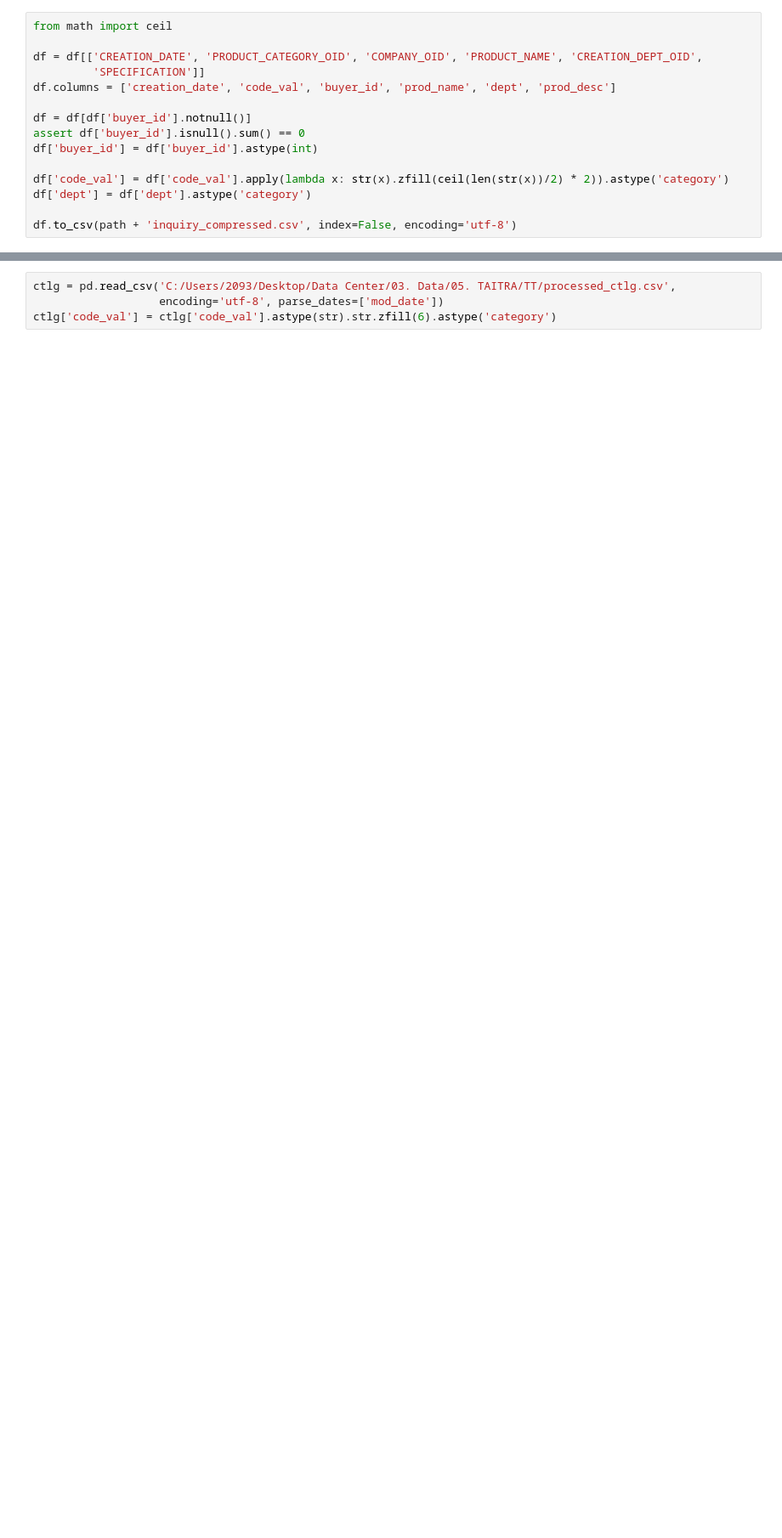
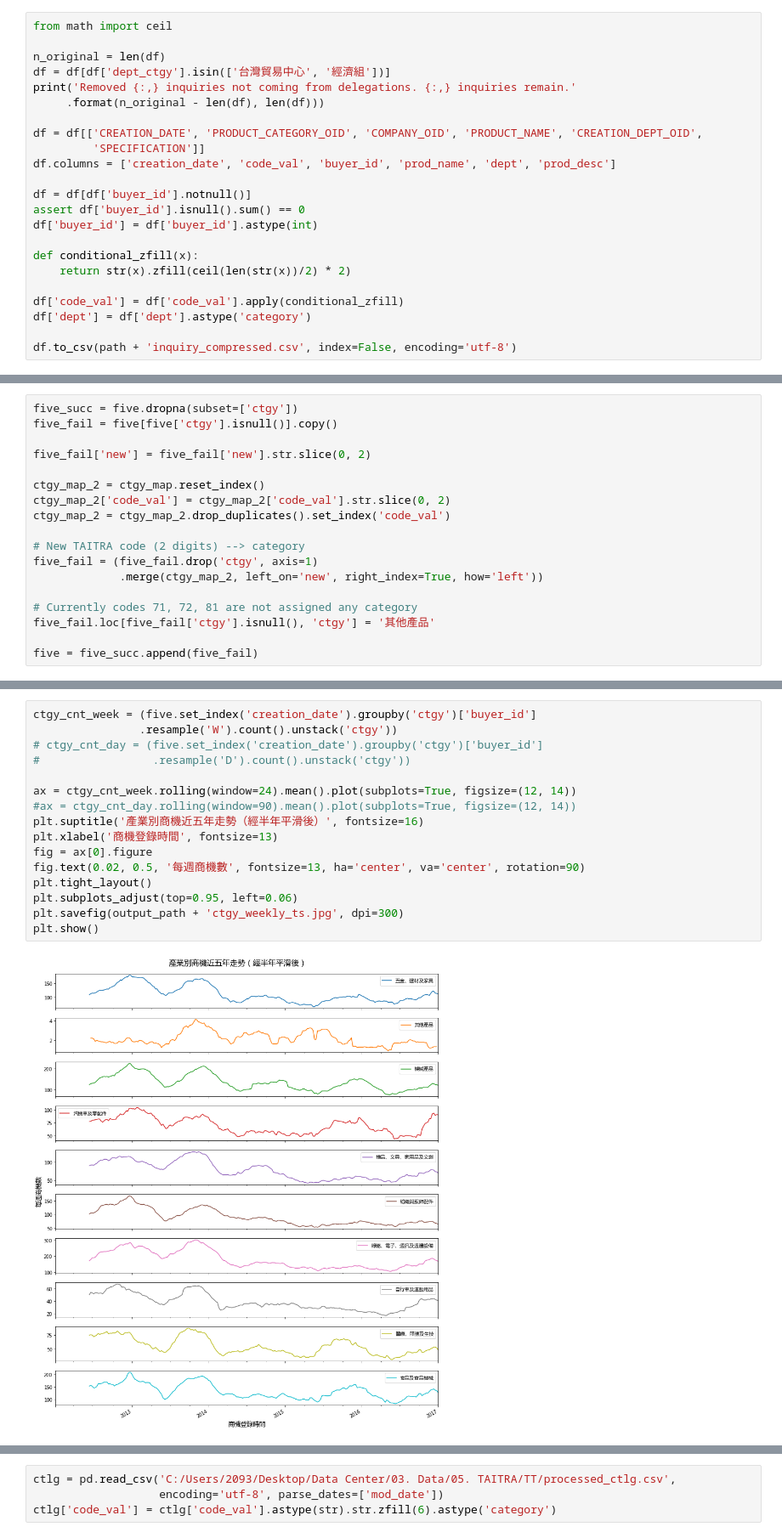
Before and after one commit to lincht/TradeModel, a Jupyter notebook: system/inquiry_eda.ipynb, the cells around one changed output, grey strips where cells are left out. Shown at 85% size. Drawn from its saved outputs; the diff is of its cells as text; blank space fills up the shorter version.

Commit message:
Add product category breakdown

```diff
--- a/system/inquiry_eda.ipynb
+++ b/system/inquiry_eda.ipynb
@@ -117,6 +123,11 @@ plt.show()
 [figure]
 # %%
 from math import ceil
+
+n_original = len(df)
+df = df[df['dept_ctgy'].isin(['台灣貿易中心', '經濟組'])]
+print('Removed {:,} inquiries not coming from delegations. {:,} inquiries remain.'
+     .format(n_original - len(df), len(df)))
 
 df = df[['CREATION_DATE', 'PRODUCT_CATEGORY_OID', 'COMPANY_OID', 'PRODUCT_NAME', 'CREATION_DEPT_OID',
          'SPECIFICATION']]
@@ -126,7 +137,10 @@ df = df[df['buyer_id'].notnull()]
 assert df['buyer_id'].isnull().sum() == 0
 df['buyer_id'] = df['buyer_id'].astype(int)
 
-df['code_val'] = df['code_val'].apply(lambda x: str(x).zfill(ceil(len(str(x))/2) * 2)).astype('category')
+def conditional_zfill(x):
+    return str(x).zfill(ceil(len(str(x))/2) * 2)
+
+df['code_val'] = df['code_val'].apply(conditional_zfill)
 df['dept'] = df['dept'].astype('category')
 
 df.to_csv(path + 'inquiry_compressed.csv', index=False, encoding='utf-8')
@@ -132,0 +210,18 @@ df.to_csv(path + 'inquiry_compressed.csv', index=False, encoding='utf-8')
+# %%
+five_succ = five.dropna(subset=['ctgy'])
+five_fail = five[five['ctgy'].isnull()].copy()
+
+five_fail['new'] = five_fail['new'].str.slice(0, 2)
+
+ctgy_map_2 = ctgy_map.reset_index()
+ctgy_map_2['code_val'] = ctgy_map_2['code_val'].str.slice(0, 2)
+ctgy_map_2 = ctgy_map_2.drop_duplicates().set_index('code_val')
+
+# New TAITRA code (2 digits) --> category
+five_fail = (five_fail.drop('ctgy', axis=1)
+             .merge(ctgy_map_2, left_on='new', right_index=True, how='left'))
+
+# Currently codes 71, 72, 81 are not assigned any category
+five_fail.loc[five_fail['ctgy'].isnull(), 'ctgy'] = '其他產品'
+
+five = five_succ.append(five_fail)
@@ -132,0 +230,18 @@ df.to_csv(path + 'inquiry_compressed.csv', index=False, encoding='utf-8')
+# %%
+ctgy_cnt_week = (five.set_index('creation_date').groupby('ctgy')['buyer_id']
+                .resample('W').count().unstack('ctgy'))
+# ctgy_cnt_day = (five.set_index('creation_date').groupby('ctgy')['buyer_id']
+#                 .resample('D').count().unstack('ctgy'))
+
+ax = ctgy_cnt_week.rolling(window=24).mean().plot(subplots=True, figsize=(12, 14))
+#ax = ctgy_cnt_day.rolling(window=90).mean().plot(subplots=True, figsize=(12, 14))
+plt.suptitle('產業別商機近五年走勢（經半年平滑後）', fontsize=16)
+plt.xlabel('商機登錄時間', fontsize=13)
+fig = ax[0].figure
+fig.text(0.02, 0.5, '每週商機數', fontsize=13, ha='center', va='center', rotation=90)
+plt.tight_layout()
+plt.subplots_adjust(top=0.95, left=0.06)
+plt.savefig(output_path + 'ctgy_weekly_ts.jpg', dpi=300)
+plt.show()
+# %% [output]
+[figure, added]
```
Also changed, not shown: parts of 16 cells of this notebook.
